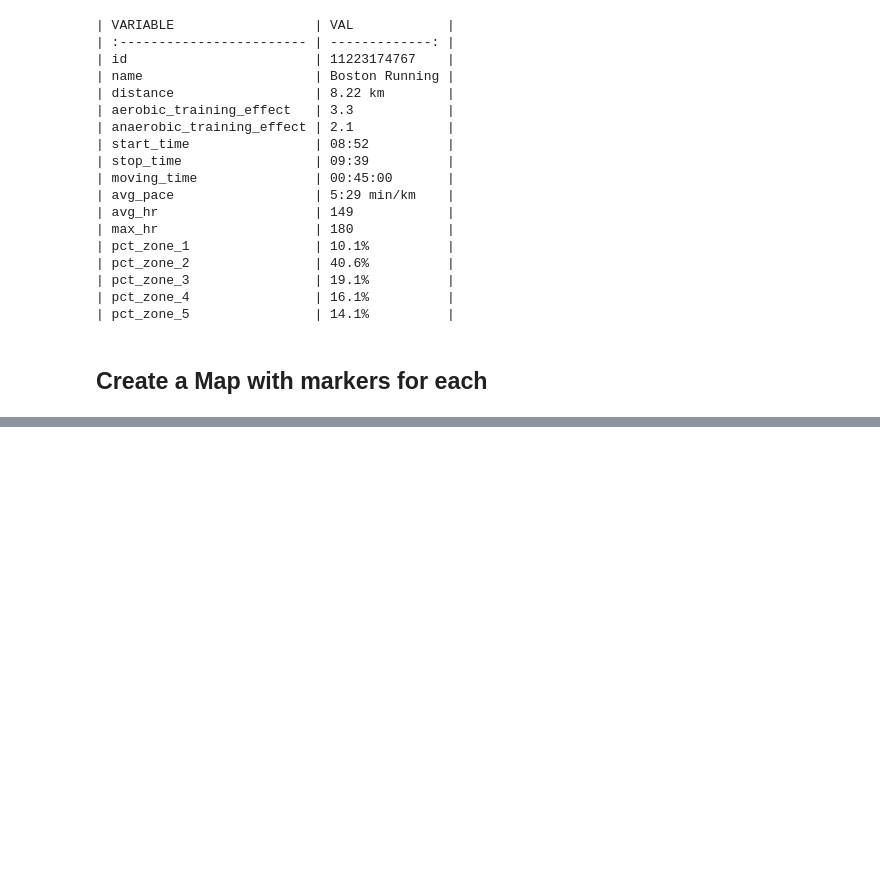
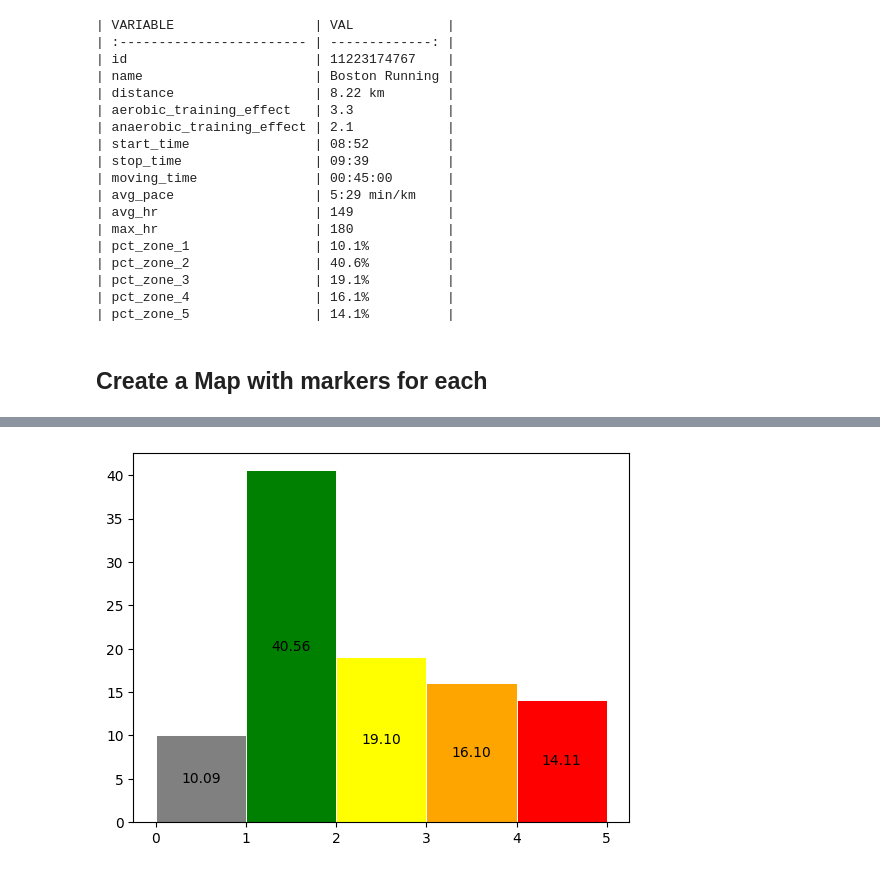
Before and after one commit to mp3sii/garmin-notebooks, a Jupyter notebook: last_running_activity.ipynb, the cells around one changed output, grey strips where cells are left out. Drawn from its saved outputs; the diff is of its cells as text; code cells hidden in the pictures; blank space fills up the shorter version.

Commit message:
Adds HR Zone Plot

```diff
--- a/last_running_activity.ipynb
+++ b/last_running_activity.ipynb
@@ -83,0 +86,4 @@ NameError: name 'last_running_activity' is not defined
+# %%
+last_running_activity.create_zone_plot()
+# %% [output]
+[figure, added]
```
Also changed, not shown: parts of 2 cells of this notebook, 2 other files.
